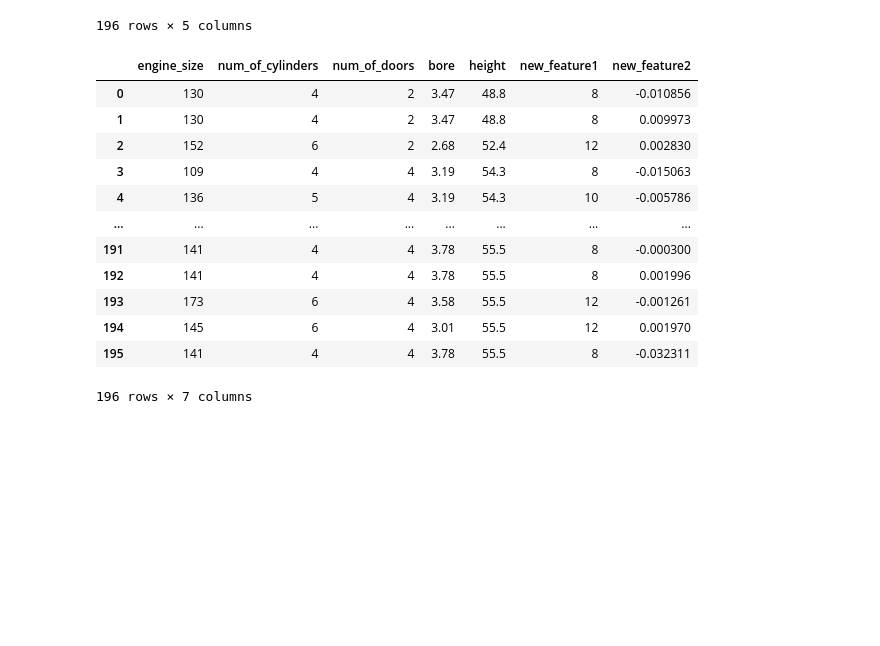
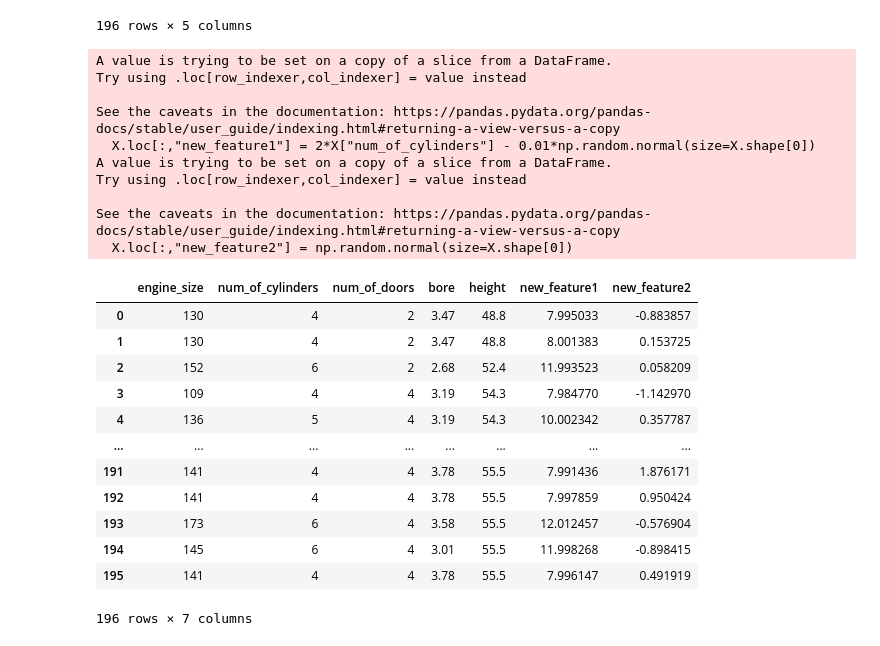
Before and after one commit to hplbrayan/Un-curso-de-Machine-Learning, a Jupyter notebook: 07_ML_Modelos_de_Regresion/N1_Linear_Models.ipynb, the cells around one changed output. Saved outputs shown, nothing was run; the diff lists cells and outputs as text; code cells hidden in the pictures; blank space fills up the shorter version.

```diff
--- a/07_ML_Modelos_de_Regresion/N1_Linear_Models.ipynb
+++ b/07_ML_Modelos_de_Regresion/N1_Linear_Models.ipynb
@@ -611,24 +610,34 @@ X
 | 195 | 141 | 4 | 4 | 3.78 | 55.5 |
 196 rows × 5 columns
 # %%
-np.random.seed(123)
-X.loc[:,"new_feature1"] = 2*X["num_of_cylinders"]
-X.loc[:,"new_feature2"] = 0.01*np.random.normal(size=X.shape[0])
+np.random.seed(42)
+X.loc[:,"new_feature1"] = 2*X["num_of_cylinders"] - 0.01*np.random.normal(size=X.shape[0])
+X.loc[:,"new_feature2"] = np.random.normal(size=X.shape[0])
 X
 # %% [output]
+A value is trying to be set on a copy of a slice from a DataFrame.
+Try using .loc[row_indexer,col_indexer] = value instead
+
+See the caveats in the documentation: https://pandas.pydata.org/pandas-docs/stable/user_guide/indexing.html#returning-a-view-versus-a-copy
+  X.loc[:,"new_feature1"] = 2*X["num_of_cylinders"] - 0.01*np.random.normal(size=X.shape[0])
+A value is trying to be set on a copy of a slice from a DataFrame.
+Try using .loc[row_indexer,col_indexer] = value instead
+
+See the caveats in the documentation: https://pandas.pydata.org/pandas-docs/stable/user_guide/indexing.html#returning-a-view-versus-a-copy
+  X.loc[:,"new_feature2"] = np.random.normal(size=X.shape[0])
 |  | engine_size | num_of_cylinders | num_of_doors | bore | height | new_feature1 | new_feature2 |
-| 0 | 130 | 4 | 2 | 3.47 | 48.8 | 8 | -0.010856 |
-| 1 | 130 | 4 | 2 | 3.47 | 48.8 | 8 | 0.009973 |
-| 2 | 152 | 6 | 2 | 2.68 | 52.4 | 12 | 0.002830 |
-| 3 | 109 | 4 | 4 | 3.19 | 54.3 | 8 | -0.015063 |
-| 4 | 136 | 5 | 4 | 3.19 | 54.3 | 10 | -0.005786 |
+| 0 | 130 | 4 | 2 | 3.47 | 48.8 | 7.995033 | -0.883857 |
+| 1 | 130 | 4 | 2 | 3.47 | 48.8 | 8.001383 | 0.153725 |
+| 2 | 152 | 6 | 2 | 2.68 | 52.4 | 11.993523 | 0.058209 |
+| 3 | 109 | 4 | 4 | 3.19 | 54.3 | 7.984770 | -1.142970 |
+| 4 | 136 | 5 | 4 | 3.19 | 54.3 | 10.002342 | 0.357787 |
 | ... | ... | ... | ... | ... | ... | ... | ... |
-| 191 | 141 | 4 | 4 | 3.78 | 55.5 | 8 | -0.000300 |
-| 192 | 141 | 4 | 4 | 3.78 | 55.5 | 8 | 0.001996 |
-| 193 | 173 | 6 | 4 | 3.58 | 55.5 | 12 | -0.001261 |
-| 194 | 145 | 6 | 4 | 3.01 | 55.5 | 12 | 0.001970 |
-| 195 | 141 | 4 | 4 | 3.78 | 55.5 | 8 | -0.032311 |
+| 191 | 141 | 4 | 4 | 3.78 | 55.5 | 7.991436 | 1.876171 |
+| 192 | 141 | 4 | 4 | 3.78 | 55.5 | 7.997859 | 0.950424 |
+| 193 | 173 | 6 | 4 | 3.58 | 55.5 | 12.012457 | -0.576904 |
+| 194 | 145 | 6 | 4 | 3.01 | 55.5 | 11.998268 | -0.898415 |
+| 195 | 141 | 4 | 4 | 3.78 | 55.5 | 7.996147 | 0.491919 |
-196 rows × 7 columns
+196 rows × 7 columns
 # %%
 pd.concat([X,y], axis=1).corr()
 # %% [output]
```
Also changed, not shown: parts of 13 cells of this notebook.
